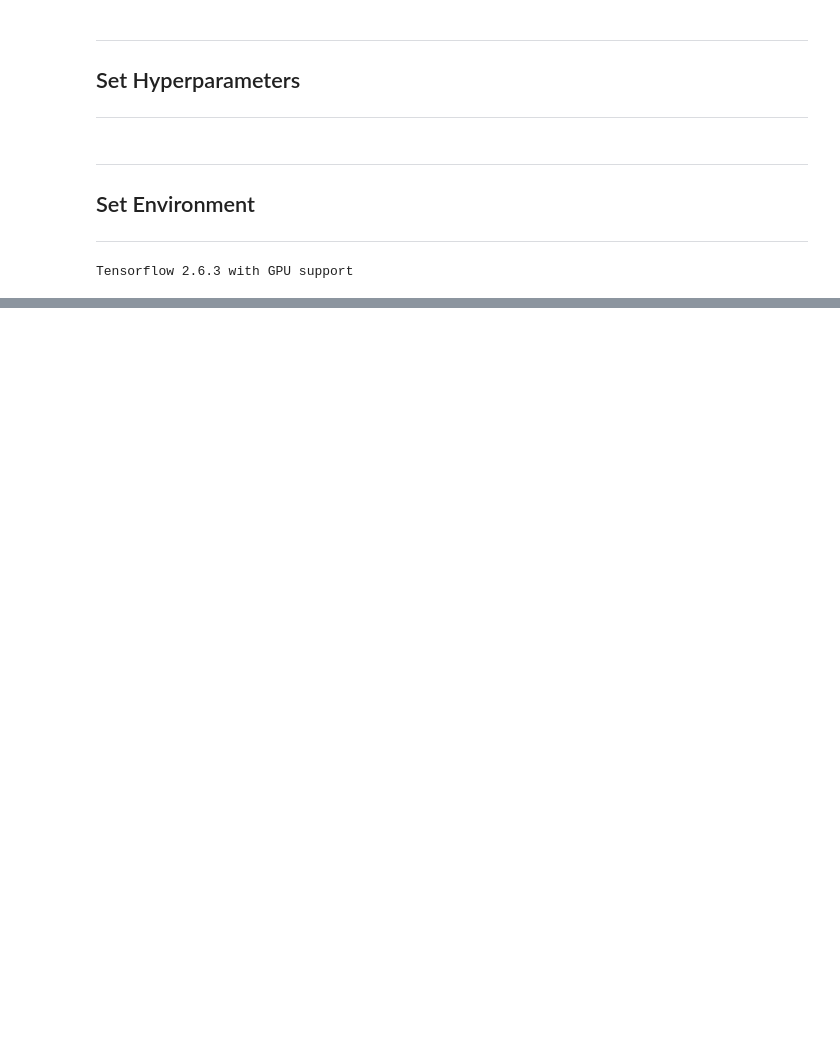
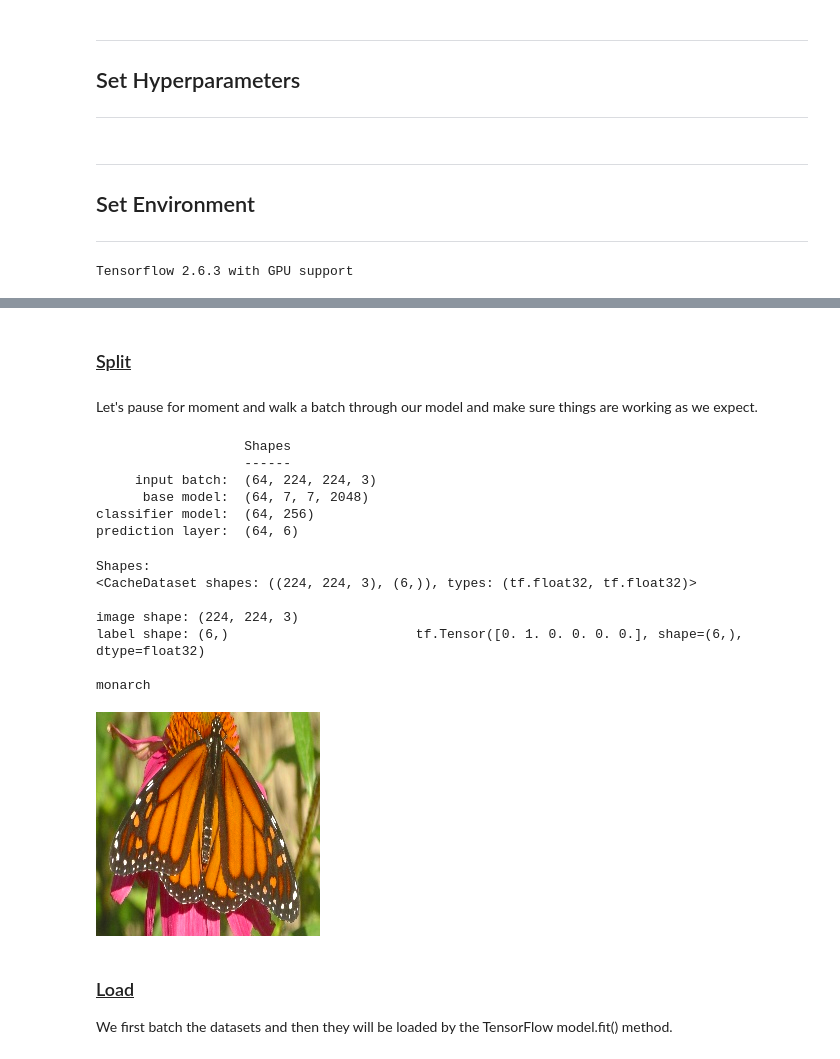
Before and after one commit to KeithPinson/Yum-or-Yuck-2022-Butterfly-Mimics, a Jupyter notebook: yoy_mimics_2022_baseline.ipynb, the cells around one changed output, grey strips where cells are left out. Cells and saved outputs as stored; diff of their text form; code cells hidden in the pictures; blank space fills up the shorter version.

Commit message:
🎉 init: Add a baseline model notebook

```diff
--- a/yoy_mimics_2022_baseline.ipynb
+++ b/yoy_mimics_2022_baseline.ipynb
@@ -103,0 +176,13 @@ resnet50 = ResNet50(weights='imagenet', include_top=False, input_shape=(IMAGE_SI
+# %%
+inputs = tf.keras.Input(shape=(IMAGE_HEIGHT, IMAGE_WIDTH, IMAGE_DEPTH))
+
+x = inputs  # Wind our way from inputs to outputs
+
+x = RandomRotation(factor=0.2, fill_mode='nearest', seed=SEED)(x)
+x = RandomZoom((-0.2, 0.2), fill_mode='nearest', seed=SEED)(x)
+x = headless_resnet50(x, training=False)  # Run in inference mode (training=False)
+x = butterfly_classifier(x)
+
+outputs = Dense(class_count, activation='softmax')(x)
+
+butterfly_model = tf.keras.Model(inputs, outputs, name=MODEL_NAME)
@@ -161,0 +242,5 @@ test_data = load_butterfly_test()
+# %%
+train_csv_data = pd.read_csv(train_csv)
+test_csv_data = pd.read_csv(test_csv)
+
+butterfly_count = len(train_csv_data)
@@ -161,0 +309,12 @@ test_data = load_butterfly_test()
+# %%
+# Map the whole dataset and then split it afterward
+butterfly_images = pd.DataFrame(train_csv_data[['image']].values.tolist())
+butterfly_names = pd.DataFrame(train_csv_data[['name']].values.tolist())
+
+butterfly_ds = tf.data.Dataset.from_tensor_slices((butterfly_images,butterfly_names))
+butterfly_ds = butterfly_ds.map(get_feature_and_label , num_parallel_calls=AUTOTUNE)
+butterfly_ds = butterfly_ds.repeat(12).shuffle(buffer_size=BUFFER_SIZE)
+butterfly_ds = butterfly_ds.map(train_preprocess, num_parallel_calls=AUTOTUNE)
+butterfly_ds = butterfly_ds.cache()
+# %% [markdown]
+### <u>Split</u>
@@ -161,0 +329,45 @@ test_data = load_butterfly_test()
+# %% [markdown]
+Let's pause for moment and walk a batch through our model and make sure things are working as we expect.
+# %%
+x, y = next(iter(train_ds.batch(BATCH_SIZE)))
+
+print("                   Shapes")
+print("                   ------")
+print("     input batch: ", x.shape)
+x = headless_resnet50(x)
+print("      base model: ", x.shape)
+x = butterfly_classifier(x)
+print("classifier model: ", x.shape)
+x = Dense(class_count)(x)
+print("prediction layer: ", x.shape)
+# %% [output]
+                   Shapes
+                   ------
+     input batch:  (64, 224, 224, 3)
+      base model:  (64, 7, 7, 2048)
+classifier model:  (64, 256)
+prediction layer:  (64, 6)
+# %%
+# Check the shapes that the mapping gave us
+print("Shapes:")
+print(butterfly_ds)
+print()
+image, label = next(iter(butterfly_ds))
+print("image shape:", image.shape)
+print("label shape:", label.shape, "\t\t\t", label)
+print()
+print(butterfly_classes[tf.argmax(label)].numpy().decode('UTF-8'))
+display.display(tf.keras.utils.array_to_img(image.numpy()))
+# %% [output]
+Shapes:
+<CacheDataset shapes: ((224, 224, 3), (6,)), types: (tf.float32, tf.float32)>
+
+image shape: (224, 224, 3)
+label shape: (6,)                        tf.Tensor([0. 1. 0. 0. 0. 0.], shape=(6,), dtype=float32)
+
+monarch
+[figure, added]
+# %% [markdown]
+### <u>Load</u>
+
+We first batch the datasets and then they will be loaded by the TensorFlow model.fit() method.
```
Also changed, not shown: parts of 37 cells of this notebook.
